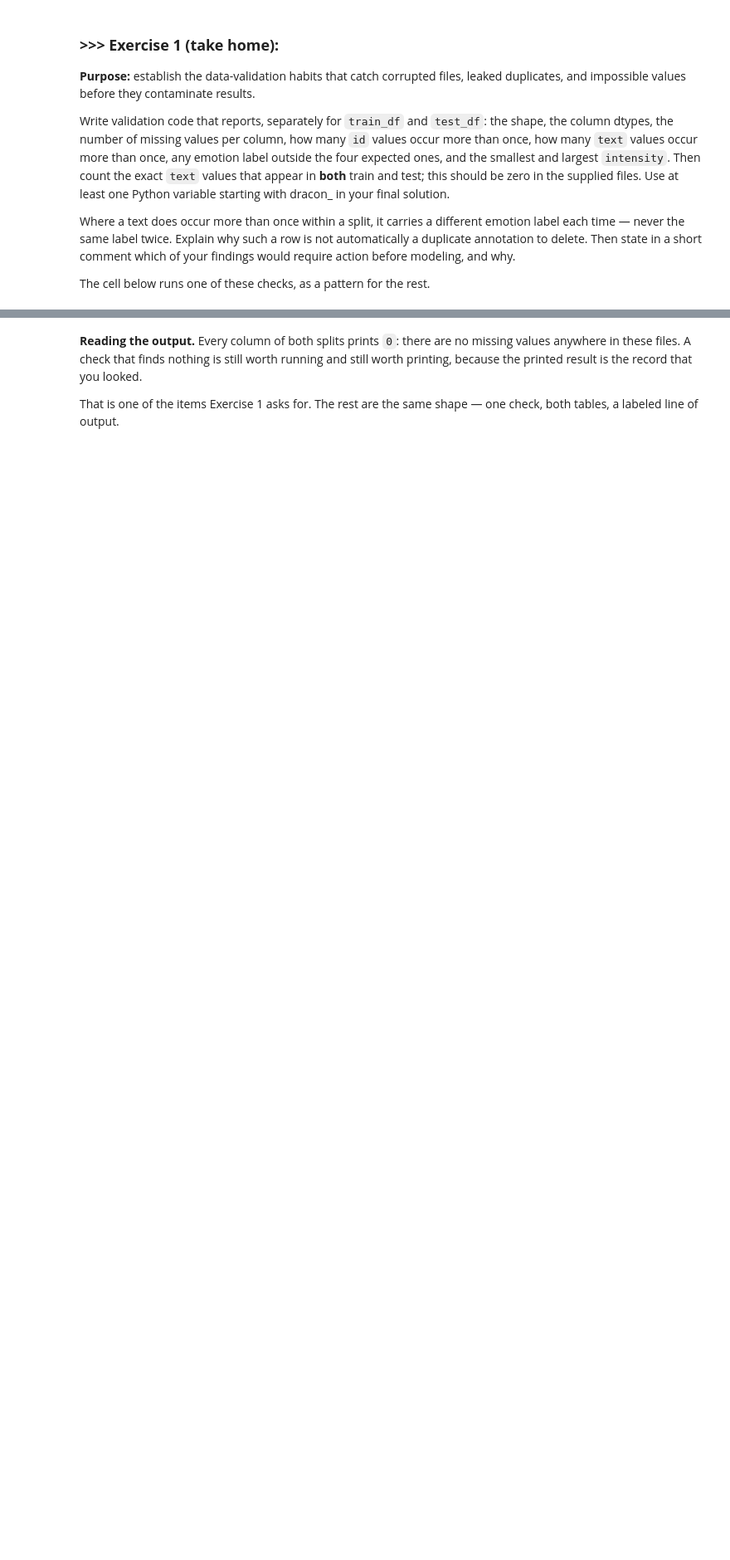
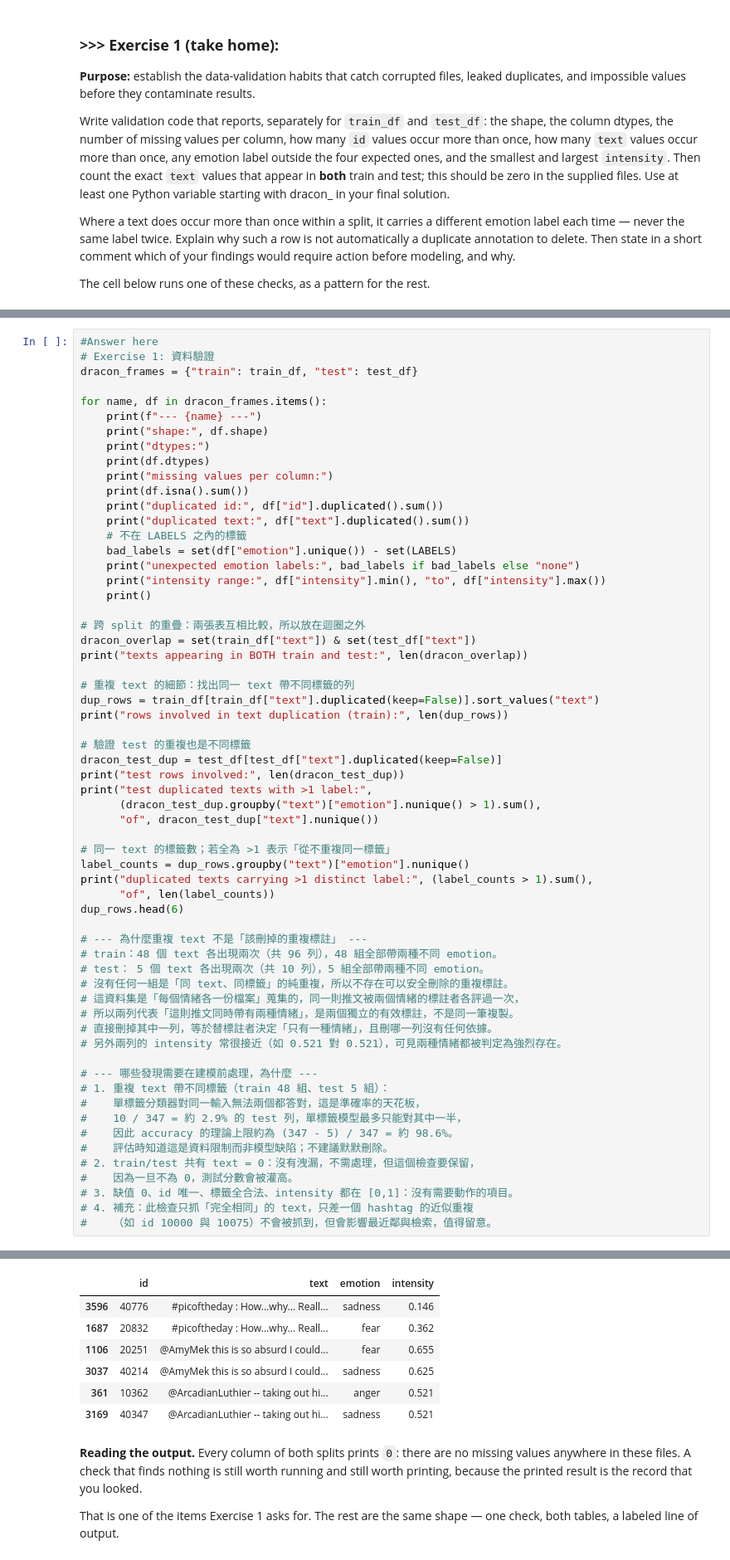
Before and after one commit to lujen113271623-hash/DM2026-Lab2-Exercise, a Jupyter notebook: DM2026-Lab2-Master.ipynb, the cells around one changed output, grey strips where cells are left out. Shown at 83% size. Cells and saved outputs as stored; diff of their text form; blank space fills up the shorter version.

Commit message:
Finished Answering Master Questions 1–3

```diff
--- a/DM2026-Lab2-Master.ipynb
+++ b/DM2026-Lab2-Master.ipynb
@@ -177,0 +160,62 @@ dtype: int64
+# %%
+#Answer here
+# Exercise 1: 資料驗證
+dracon_frames = {"train": train_df, "test": test_df}
+
+for name, df in dracon_frames.items():
+    print(f"--- {name} ---")
+    print("shape:", df.shape)
+    print("dtypes:")
+    print(df.dtypes)
+    print("missing values per column:")
+    print(df.isna().sum())
+    print("duplicated id:", df["id"].duplicated().sum())
+    print("duplicated text:", df["text"].duplicated().sum())
+    # 不在 LABELS 之內的標籤
+    bad_labels = set(df["emotion"].unique()) - set(LABELS)
+    print("unexpected emotion labels:", bad_labels if bad_labels else "none")
+    print("intensity range:", df["intensity"].min(), "to", df["intensity"].max())
+    print()
+
+# 跨 split 的重疊：兩張表互相比較，所以放在迴圈之外
+dracon_overlap = set(train_df["text"]) & set(test_df["text"])
+print("texts appearing in BOTH train and test:", len(dracon_overlap))
+
+# 重複 text 的細節：找出同一 text 帶不同標籤的列
+dup_rows = train_df[train_df["text"].duplicated(keep=False)].sort_values("text")
+print("rows involved in text duplication (train):", len(dup_rows))
+
+# 驗證 test 的重複也是不同標籤
+dracon_test_dup = test_df[test_df["text"].duplicated(keep=False)]
+print("test rows involved:", len(dracon_test_dup))
+print("test duplicated texts with >1 label:",
+      (dracon_test_dup.groupby("text")["emotion"].nunique() > 1).sum(),
+      "of", dracon_test_dup["text"].nunique())
+
+# 同一 text 的標籤數；若全為 >1 表示「從不重複同一標籤」
+label_counts = dup_rows.groupby("text")["emotion"].nunique()
+print("duplicated texts carrying >1 distinct label:", (label_counts > 1).sum(),
+      "of", len(label_counts))
+dup_rows.head(6)
+
+# --- 為什麼重複 text 不是「該刪掉的重複標註」 ---
+# train：48 個 text 各出現兩次（共 96 列），48 組全部帶兩種不同 emotion。
+# test： 5 個 text 各出現兩次（共 10 列），5 組全部帶兩種不同 emotion。
+# 沒有任何一組是「同 text、同標籤」的純重複，所以不存在可以安全刪除的重複標註。
+# 這資料集是「每個情緒各一份檔案」蒐集的，同一則推文被兩個情緒的標註者各評過一次，
+# 所以兩列代表「這則推文同時帶有兩種情緒」，是兩個獨立的有效標註，不是同一筆複製。
+# 直接刪掉其中一列，等於替標註者決定「只有一種情緒」，且刪哪一列沒有任何依據。
+# 另外兩列的 intensity 常很接近（如 0.521 對 0.521），可見兩種情緒都被判定為強烈存在。
+
+# --- 哪些發現需要在建模前處理，為什麼 ---
+# 1. 重複 text 帶不同標籤（train 48 組、test 5 組）：
+#    單標籤分類器對同一輸入無法兩個都答對，這是準確率的天花板，
+#    10 / 347 = 約 2.9% 的 test 列，單標籤模型最多只能對其中一半，
+#    因此 accuracy 的理論上限約為 (347 - 5) / 347 = 約 98.6%。
+#    評估時知道這是資料限制而非模型缺陷；不建議默默刪除。
+# 2. train/test 共有 text = 0：沒有洩漏，不需處理，但這個檢查要保留，
+#    因為一旦不為 0，測試分數會被灌高。
+# 3. 缺值 0、id 唯一、標籤全合法、intensity 都在 [0,1]：沒有需要動作的項目。
+# 4. 補充：此檢查只抓「完全相同」的 text，只差一個 hashtag 的近似重複
+#    （如 id 10000 與 10075）不會被抓到，但會影響最近鄰與檢索，值得留意。
+# %% [output]
@@ -178,3 +239,10 @@ dtype: int64
+|  | id | text | emotion | intensity |
+| 3596 | 40776 | #picoftheday : How...why... Reall... | sadness | 0.146 |
+| 1687 | 20832 | #picoftheday : How...why... Reall... | fear | 0.362 |
+| 1106 | 20251 | @AmyMek this is so absurd I could... | fear | 0.655 |
+| 3037 | 40214 | @AmyMek this is so absurd I could... | sadness | 0.625 |
+| 361 | 10362 | @ArcadianLuthier -- taking out hi... | anger | 0.521 |
+| 3169 | 40347 | @ArcadianLuthier -- taking out hi... | sadness | 0.521 |
 # %% [markdown]
 **Reading the output.** Every column of both splits prints `0`: there are no missing values anywhere in these files. A check that finds nothing is still worth running and still worth printing, because the printed result is the record that you looked.
 
```
Also changed, not shown: parts of 13 cells of this notebook, 1 other file.
